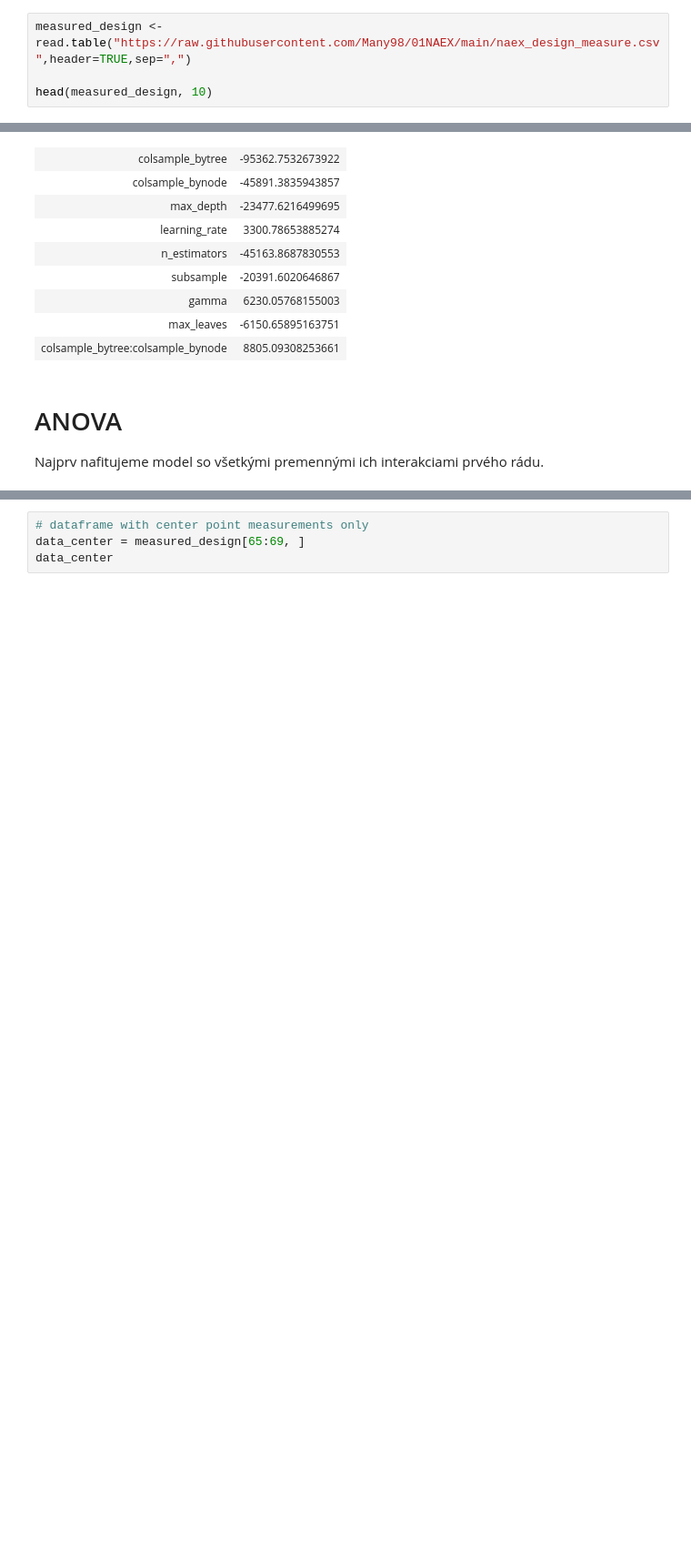
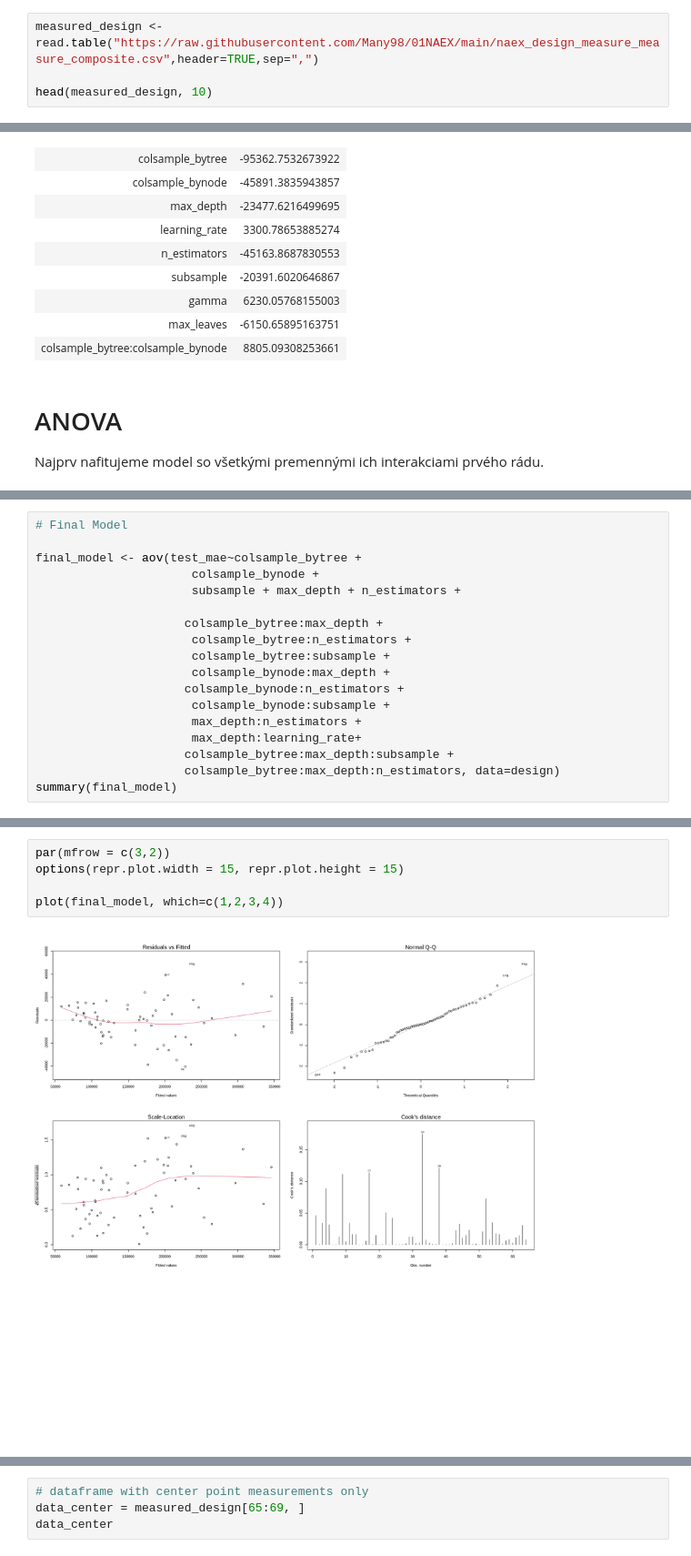
Before and after one commit to Many98/01NAEX, a Jupyter notebook: Protokol_EF.ipynb, the cells around one changed output, grey strips where cells are left out. Shown at 91% size. Cells and saved outputs as stored; diff of their text form; blank space fills up the shorter version.

```diff
--- a/Protokol_EF.ipynb
+++ b/Protokol_EF.ipynb
@@ -121,7 +121,7 @@ A data.frame: 6 × 8
 # %% [markdown]
 # Namerané dáta podľa (permutácie) vyššie uvedeného dizajnu
 # %%
-measured_design <- read.table("https://raw.githubusercontent.com/Many98/01NAEX/main/naex_design_measure.csv",header=TRUE,sep=",")
+measured_design <- read.table("https://raw.githubusercontent.com/Many98/01NAEX/main/naex_design_measure_measure_composite.csv",header=TRUE,sep=",")
 
 head(measured_design, 10)
 # %% [output]
@@ -349,0 +364,18 @@ Signif. codes:  0 ‘***’ 0.001 ‘**’ 0.01 ‘*’ 0.05 ‘.’ 0.1 ‘ ’
+# %%
+# Final Model
+
+final_model <- aov(test_mae~colsample_bytree +
+                      colsample_bynode +
+                      subsample + max_depth + n_estimators +
+
+                     colsample_bytree:max_depth +
+                      colsample_bytree:n_estimators +
+                      colsample_bytree:subsample +
+                      colsample_bynode:max_depth +
+                     colsample_bynode:n_estimators +
+                      colsample_bynode:subsample +
+                      max_depth:n_estimators +
+                      max_depth:learning_rate+
+                     colsample_bytree:max_depth:subsample +
+                     colsample_bytree:max_depth:n_estimators, data=design)
+summary(final_model)
@@ -349,0 +404,7 @@ Signif. codes:  0 ‘***’ 0.001 ‘**’ 0.01 ‘*’ 0.05 ‘.’ 0.1 ‘ ’
+# %%
+par(mfrow = c(3,2))
+options(repr.plot.width = 15, repr.plot.height = 15)
+
+plot(final_model, which=c(1,2,3,4))
+# %% [output]
+[figure, added]
```
Also changed, not shown: parts of 30 cells of this notebook.
